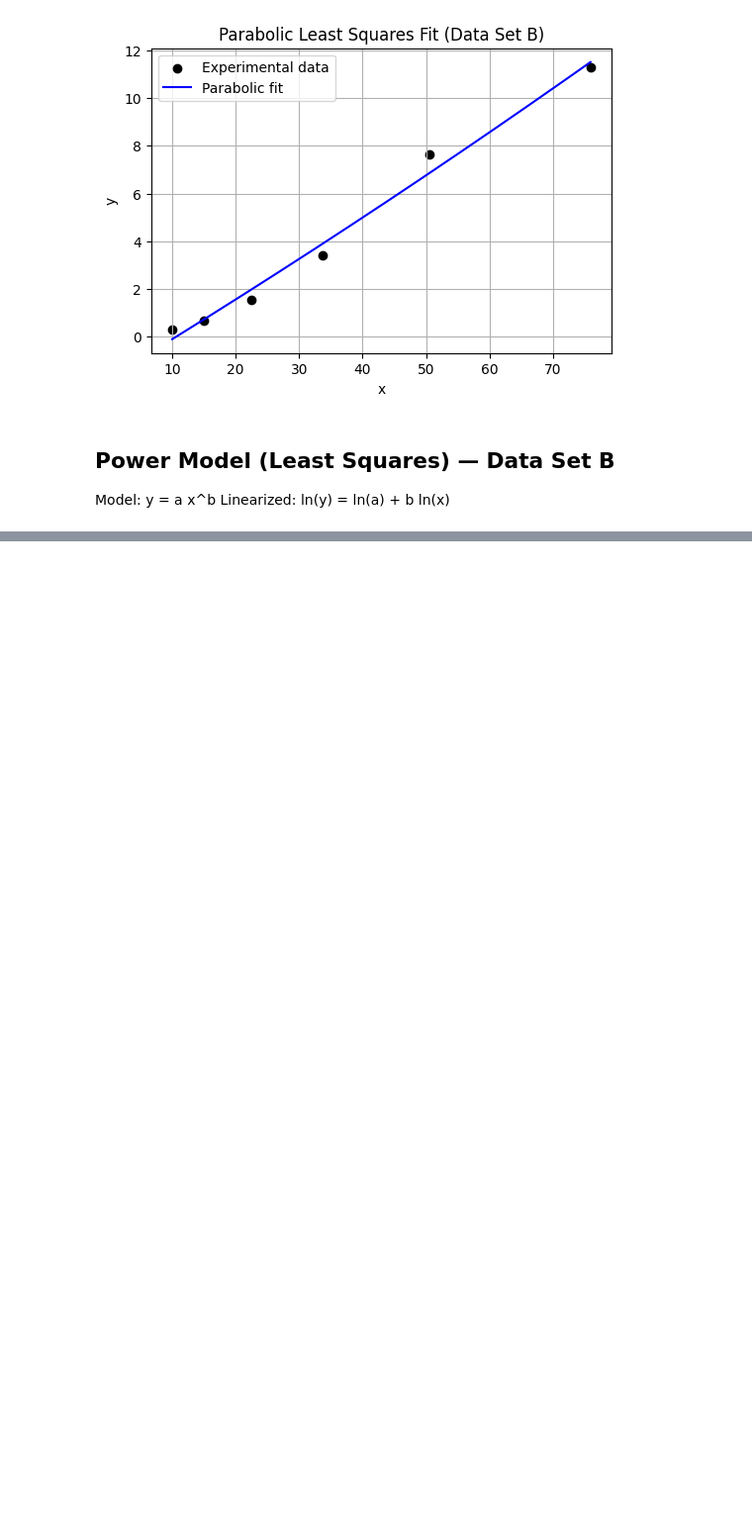
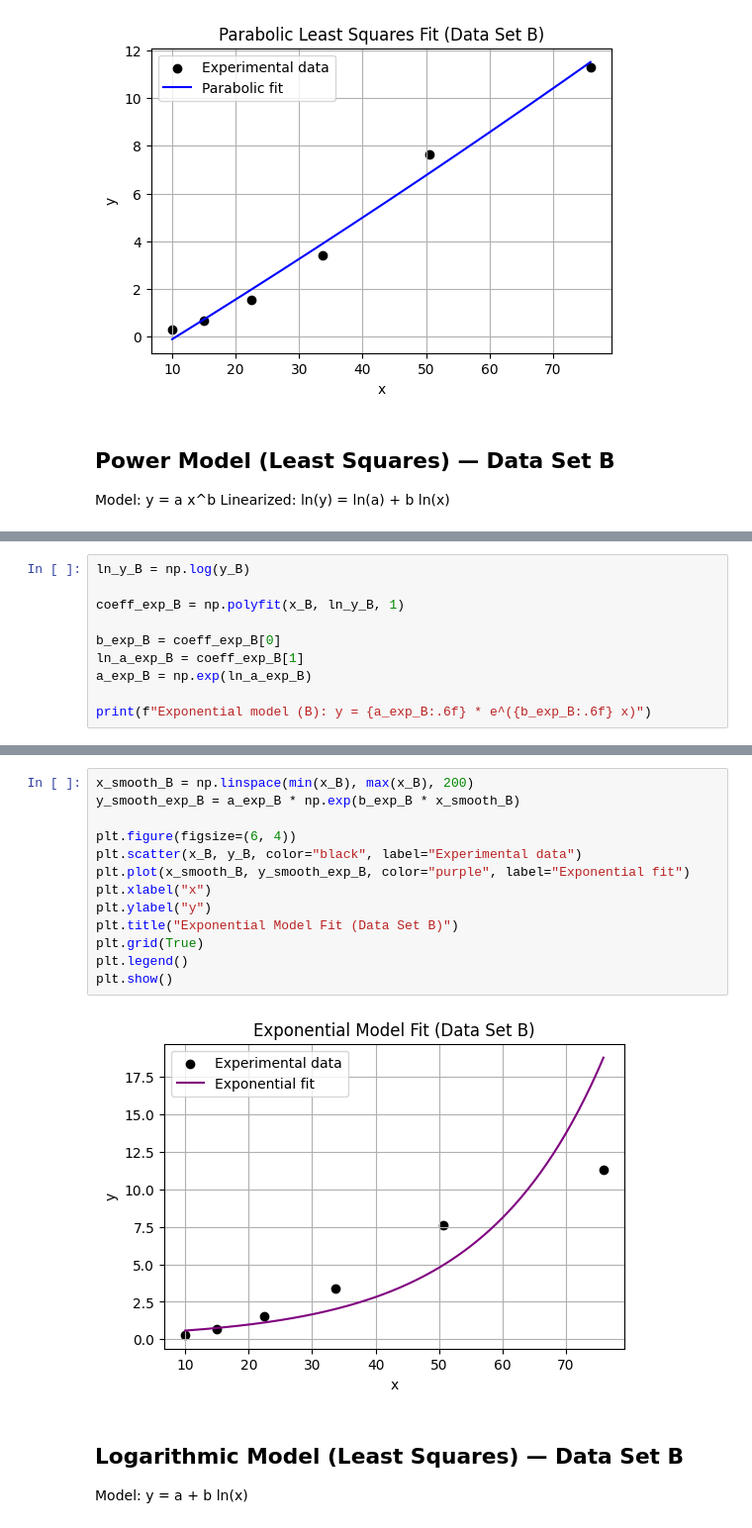
Before and after one commit to Altusha4/least_squares, a Jupyter notebook: least_squares.ipynb, the cells around one changed output, grey strips where cells are left out. Shown at 99% size. Cells and saved outputs as stored; diff of their text form; blank space fills up the shorter version.

```diff
--- a/least_squares.ipynb
+++ b/least_squares.ipynb
@@ -447,0 +459,10 @@ plt.show()
+# %%
+ln_y_B = np.log(y_B)
+
+coeff_exp_B = np.polyfit(x_B, ln_y_B, 1)
+
+b_exp_B = coeff_exp_B[0]
+ln_a_exp_B = coeff_exp_B[1]
+a_exp_B = np.exp(ln_a_exp_B)
+
+print(f"Exponential model (B): y = {a_exp_B:.6f} * e^({b_exp_B:.6f} x)")
@@ -447,0 +487,18 @@ plt.show()
+# %%
+x_smooth_B = np.linspace(min(x_B), max(x_B), 200)
+y_smooth_exp_B = a_exp_B * np.exp(b_exp_B * x_smooth_B)
+
+plt.figure(figsize=(6, 4))
+plt.scatter(x_B, y_B, color="black", label="Experimental data")
+plt.plot(x_smooth_B, y_smooth_exp_B, color="purple", label="Exponential fit")
+plt.xlabel("x")
+plt.ylabel("y")
+plt.title("Exponential Model Fit (Data Set B)")
+plt.grid(True)
+plt.legend()
+plt.show()
+# %% [output]
+[figure, added]
+# %% [markdown]
+## Logarithmic Model (Least Squares) — Data Set B
+Model:  y = a + b ln(x)
```
Also changed, not shown: parts of 9 cells of this notebook.
